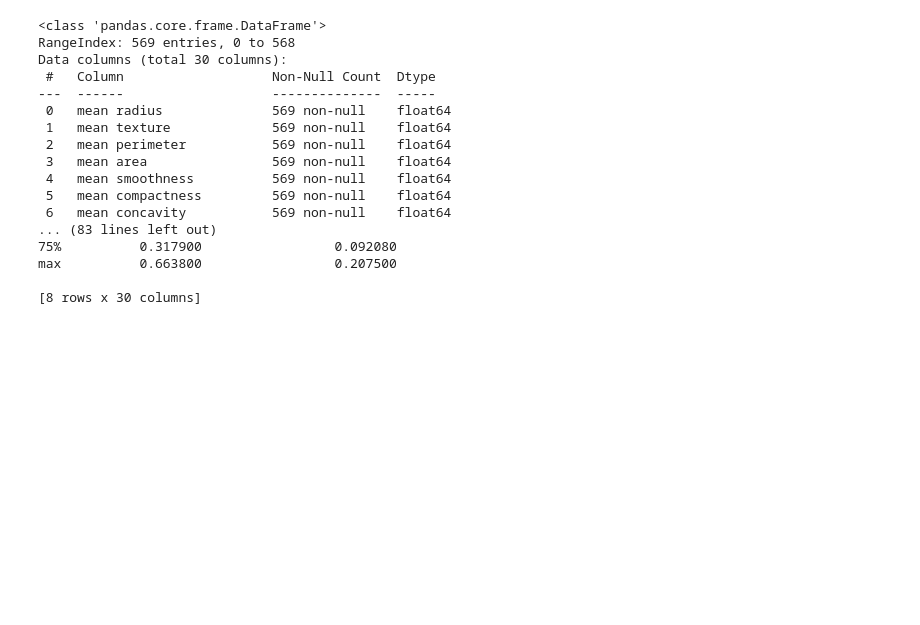
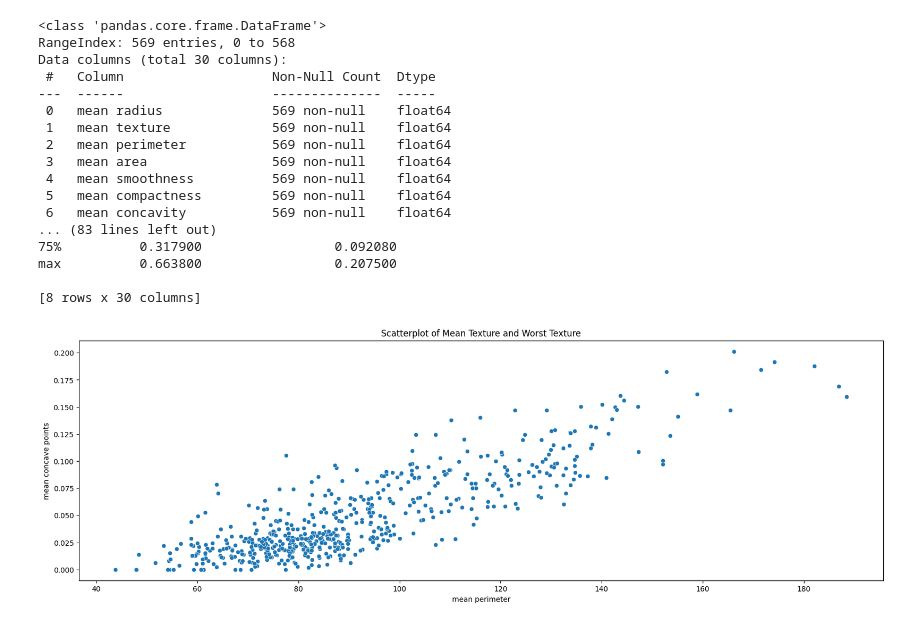
Before and after one commit to Lloydster118/CW1-ML, a Jupyter notebook: CW1_RF.ipynb, the cells around one changed output. Saved outputs shown, nothing was run; the diff lists cells and outputs as text; code cells hidden in the pictures; blank space fills up the shorter version.

```diff
--- a/CW1_RF.ipynb
+++ b/CW1_RF.ipynb
@@ -37,4 +37,11 @@ Data columns (total 30 columns):
 max          0.663800                 0.207500
 
 [8 rows x 30 columns]
+# %%
+plt.figure(figsize=(20, 6))
+sns.scatterplot(x='mean perimeter', y= 'mean concave points', data=df) # it will produce error change the to column name
+plt.title('Scatterplot of Mean Texture and Worst Texture')
+plt.show()
+# %% [output]
+[figure, added]
 # %%
```
Also changed, not shown: parts of 2 cells of this notebook.
